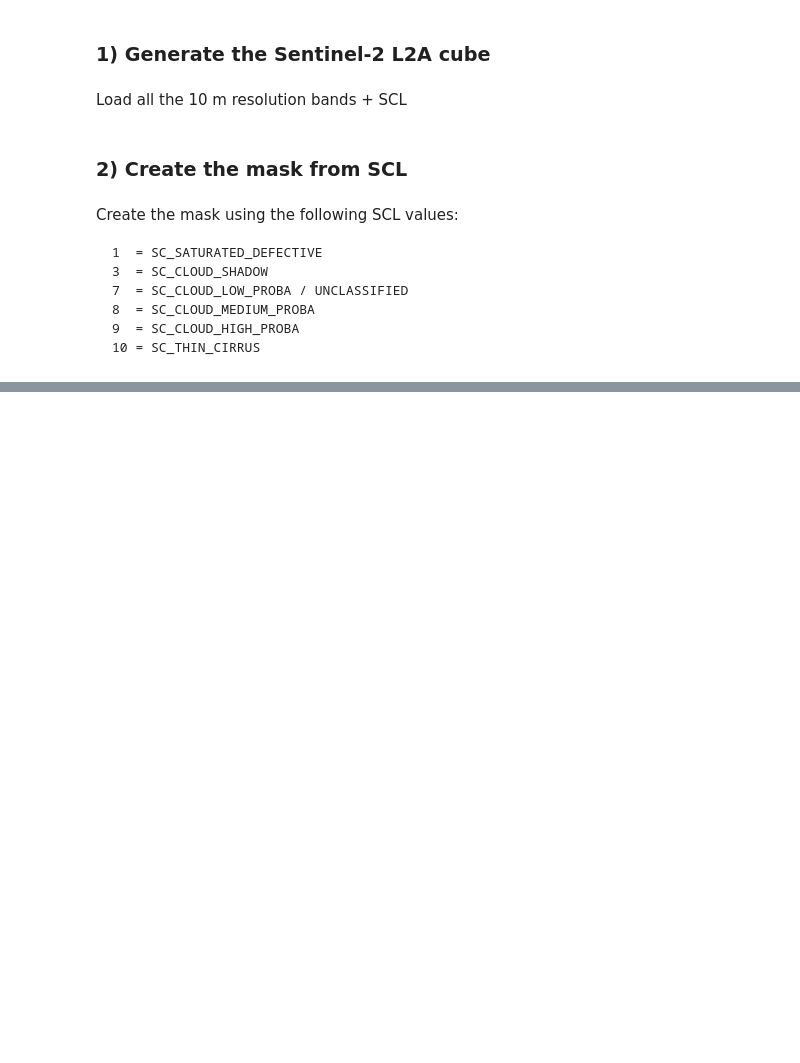
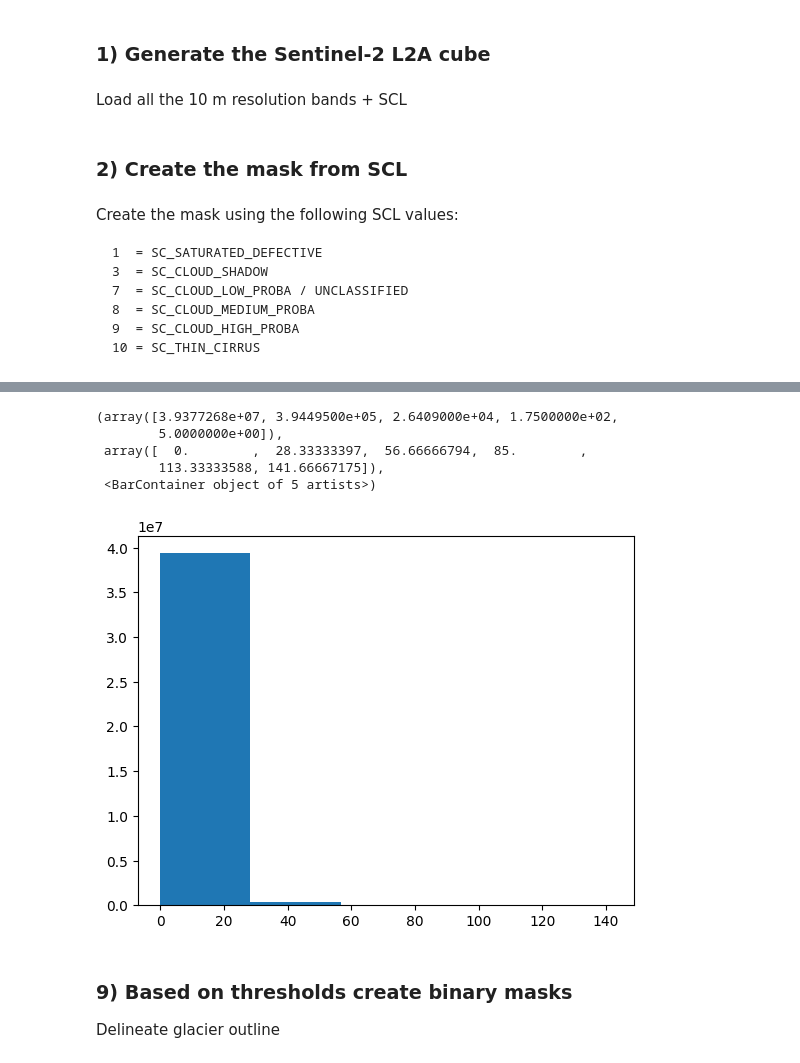
Before and after one commit to henriDierkes/RiskMonitoring_ProvinceBZ, a Jupyter notebook: A1.4_GlacierProducts/S2_mosaic.ipynb, the cells around one changed output, grey strips where cells are left out. Saved outputs shown, nothing was run; the diff lists cells and outputs as text; code cells hidden in the pictures; blank space fills up the shorter version.

```diff
--- a/A1.4_GlacierProducts/S2_mosaic.ipynb
+++ b/A1.4_GlacierProducts/S2_mosaic.ipynb
@@ -284,3 +248,20 @@ plt.axvline(ndsi_thresh, color='r')
+# %%
+from scipy.signal import find_peaks
+
+valid = red_swir_ratio[~np.isnan(red_swir_ratio)]
+
+plt.hist(valid.ravel(), bins=5)
+# %% [output]
+(array([3.9377268e+07, 3.9449500e+05, 2.6409000e+04, 1.7500000e+02,
+        5.0000000e+00]),
+ array([  0.        ,  28.33333397,  56.66666794,  85.        ,
+        113.33333588, 141.66667175]),
+ <BarContainer object of 5 artists>)
+[figure, added]
+# %% [markdown]
+### 9) Based on thresholds create binary masks
+
+Delineate glacier outline
 # %%
 # Create binary raster for each mosaic based on NDSI threshold
 for f in mosaic_filenames:
```
Also changed, not shown: parts of 27 cells of this notebook, 4 other files.
